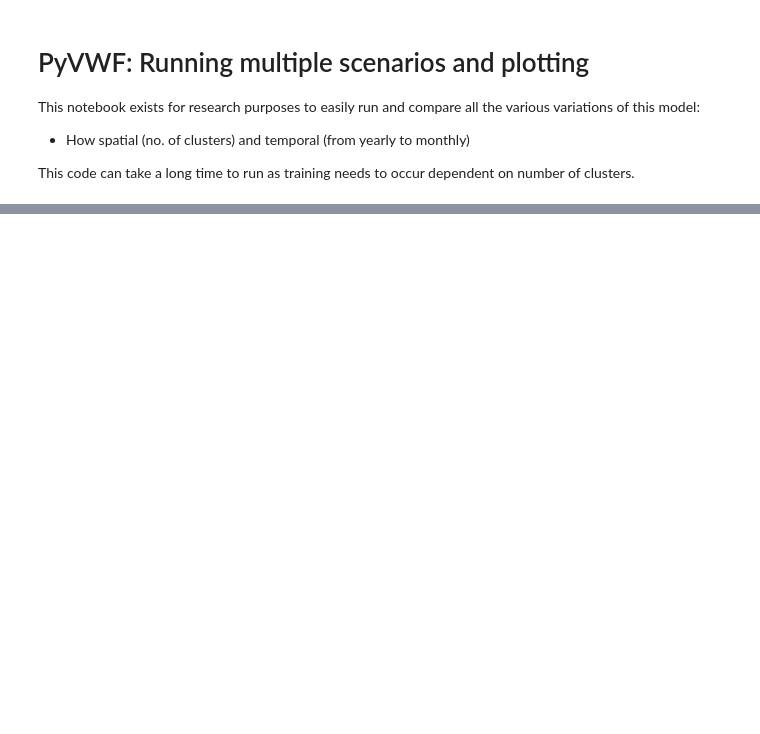
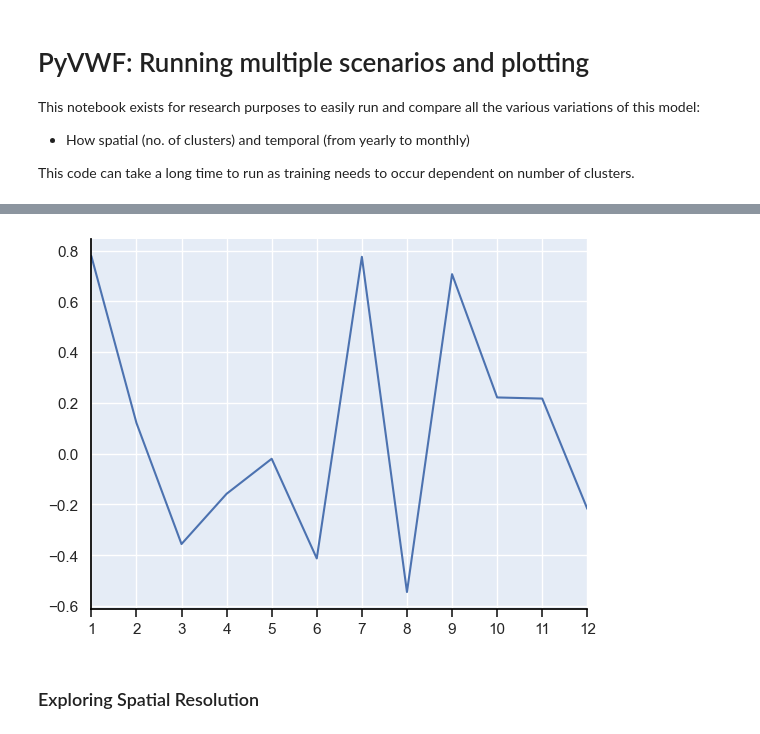
Before and after one commit to ellyess/PyVWF, a Jupyter notebook: research_run_and_plot.ipynb, the cells around one changed output, grey strips where cells are left out. Cells and saved outputs as stored; diff of their text form; code cells hidden in the pictures; blank space fills up the shorter version.

```diff
--- a/research_run_and_plot.ipynb
+++ b/research_run_and_plot.ipynb
@@ -209,0 +305,29 @@ plt.legend();
+# %%
+# just random errors to compare to the other temporal stuff to find patters
+# # check std vs abs_err
+# plt.scatter(month_metrics[month_metrics["time_res"] == 'month']['abs_err'], month_std['std'])
+# plt.xlabel('abs error')
+# plt.ylabel('standard deviation')
+
+# check monthly change
+# month_cf_obs['change'] = month_cf_obs.cf.diff()
+diff = cf_month[cf_month['Model'] == 'Observed']['CF'].diff()/12
+# diff = diff.fillna((0.398779-0.224183)/12)
+diff2 = diff.diff()/12
+perc =cf_month[cf_month['Model'] == 'Observed']['CF'].pct_change()
+perc = perc.fillna(((0.398779-0.224183)/0.224183))
+# dydx = np.gradient(cf_month[cf_month['Model'] == 'Observed']['CF'].values, range(1,13))
+# d2ydx2 = np.gradient(dydx, range(1,13))
+
+# plt.plot(range(1,13),d2ydx2)
+# plt.xlim(1, 12)
+# plt.xticks(range(1,13))
+# plt.show()
+plt.plot(range(1,13), perc)
+plt.xlim(1, 12)
+plt.xticks(range(1,13))
+plt.show()
+# %% [output]
+[figure, added]
+# %% [markdown]
+### Exploring Spatial Resolution
```
Also changed, not shown: parts of 48 cells of this notebook, 11 other files.
